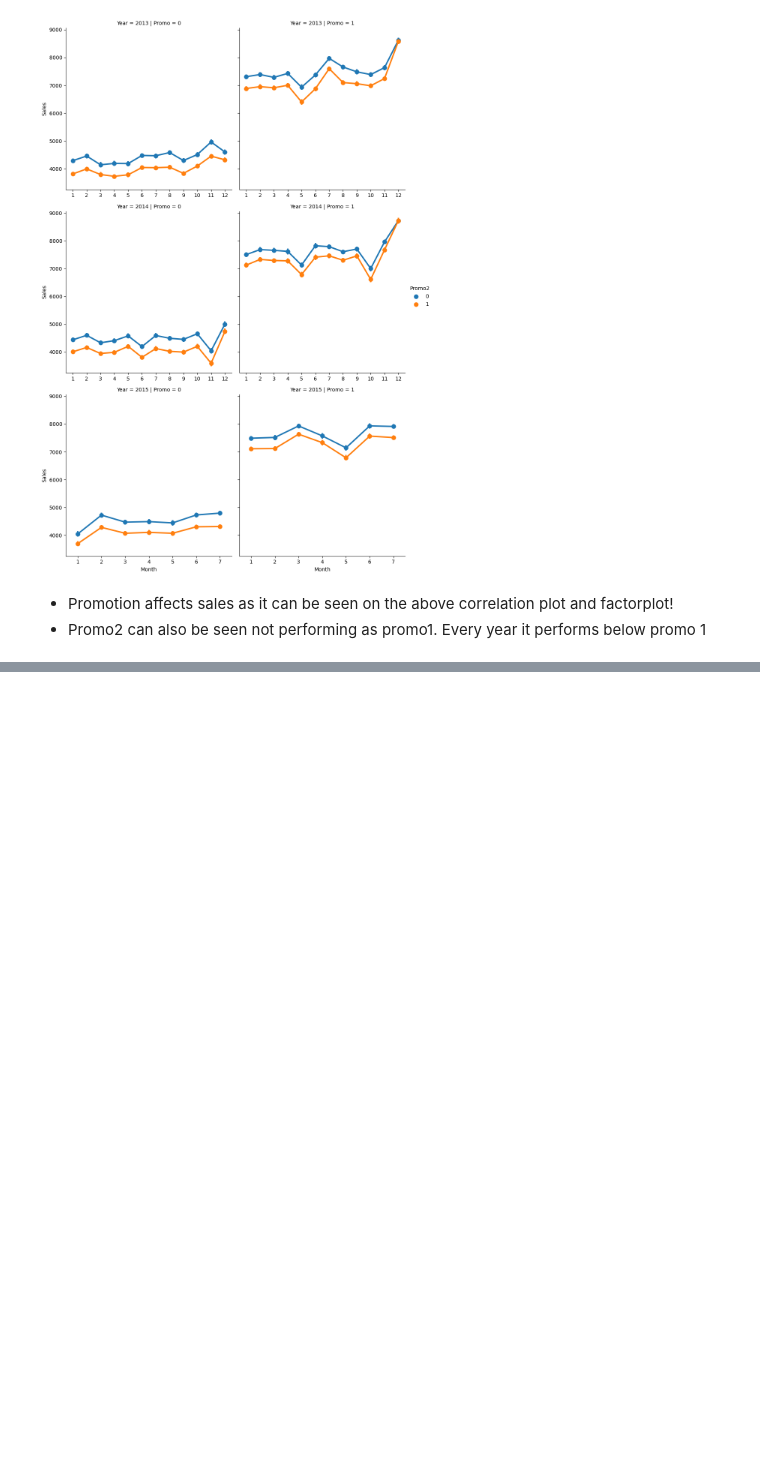
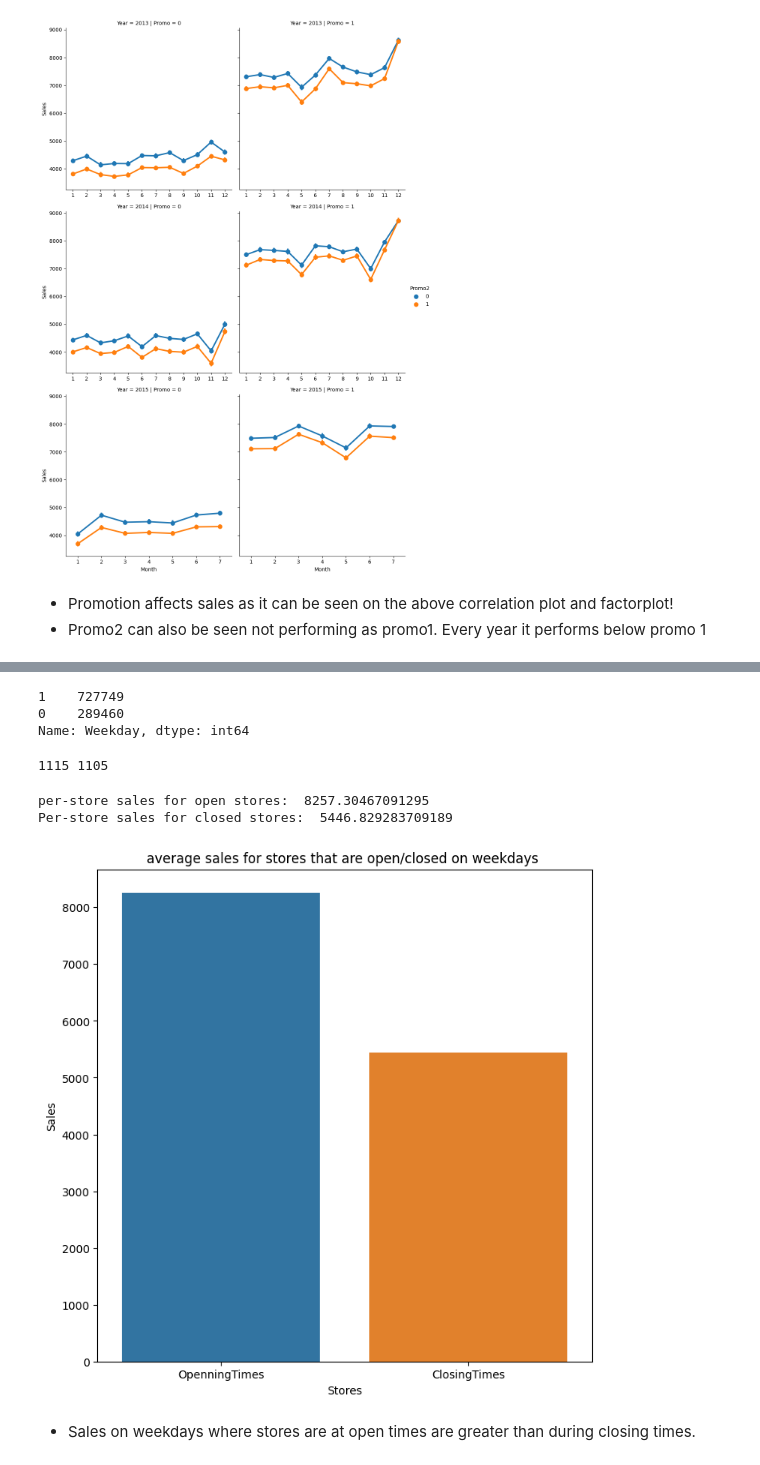
Before and after one commit to nahomHmichael/Rossman-Pharmaceutical-Sales-Pridiction, a Jupyter notebook: notebooks/data_exploration.ipynb, the cells around one changed output, grey strips where cells are left out. Cells and saved outputs as stored; diff of their text form; code cells hidden in the pictures; blank space fills up the shorter version.

```diff
--- a/notebooks/data_exploration.ipynb
+++ b/notebooks/data_exploration.ipynb
@@ -453,0 +479,4 @@ plt.savefig('../plots/sales_vs_promotion_factorplot.jpg')
+# %%
+train_new['DayOfMonth'] = train_new['date'].apply(lambda x: x.day)
+train_new['Weekday'] = train_new['DayOfWeek'].apply(lambda x: 0 if (x in [6, 7]) else 1)
+train_new.dtypes
@@ -453,0 +501,6 @@ plt.savefig('../plots/sales_vs_promotion_factorplot.jpg')
+# %%
+train_new['Weekday'].value_counts()
+# %% [output]
+1    727749
+0    289460
+Name: Weekday, dtype: int64
@@ -453,0 +510,35 @@ plt.savefig('../plots/sales_vs_promotion_factorplot.jpg')
+# %%
+closed_stores_df = train_new.loc[((train_new["Open"] == 0) & (train_new["Weekday"] == 0))]
+
+closed_stores = closed_stores_df["Store"].value_counts().index.to_list()
+stores_lis = train_new["Store"].value_counts().index.to_list()
+open_stores = []
+
+for x in stores_lis:
+    if (x not in closed_stores):
+        open_stores.append(x)
+
+print(len(stores_lis), len(closed_stores))
+# %% [output]
+1115 1105
+# %%
+open_stores_df = train_new.loc[train_new["Store"].isin(open_stores)]
+closed_stores_df = train_new.loc[train_new["Store"].isin(closed_stores)]
+
+# sales in the weekend
+
+print("per-store sales for open stores: ", (open_stores_df["Sales"].mean()))
+print("Per-store sales for closed stores: ", (closed_stores_df["Sales"].mean()))
+
+sales_weekday = {"Stores":["OpenningTimes", "ClosingTimes"], "Sales":[open_stores_df["Sales"].mean(), closed_stores_df["Sales"].mean()]}
+plt.figure(figsize=(8,8))
+sns.barplot(x = "Stores", y = "Sales", data= pd.DataFrame(sales_weekday))
+plt.title("average sales for stores that are open/closed on weekdays ")
+plt.savefig("../plots/sales_weekday.png")
+plt.show()
+# %% [output]
+per-store sales for open stores:  8257.30467091295
+Per-store sales for closed stores:  5446.829283709189
+[figure, added]
+# %% [markdown]
+* Sales on weekdays where stores are at open times are greater than during closing times.
```
Also changed, not shown: parts of 7 cells of this notebook, 4 other files.
